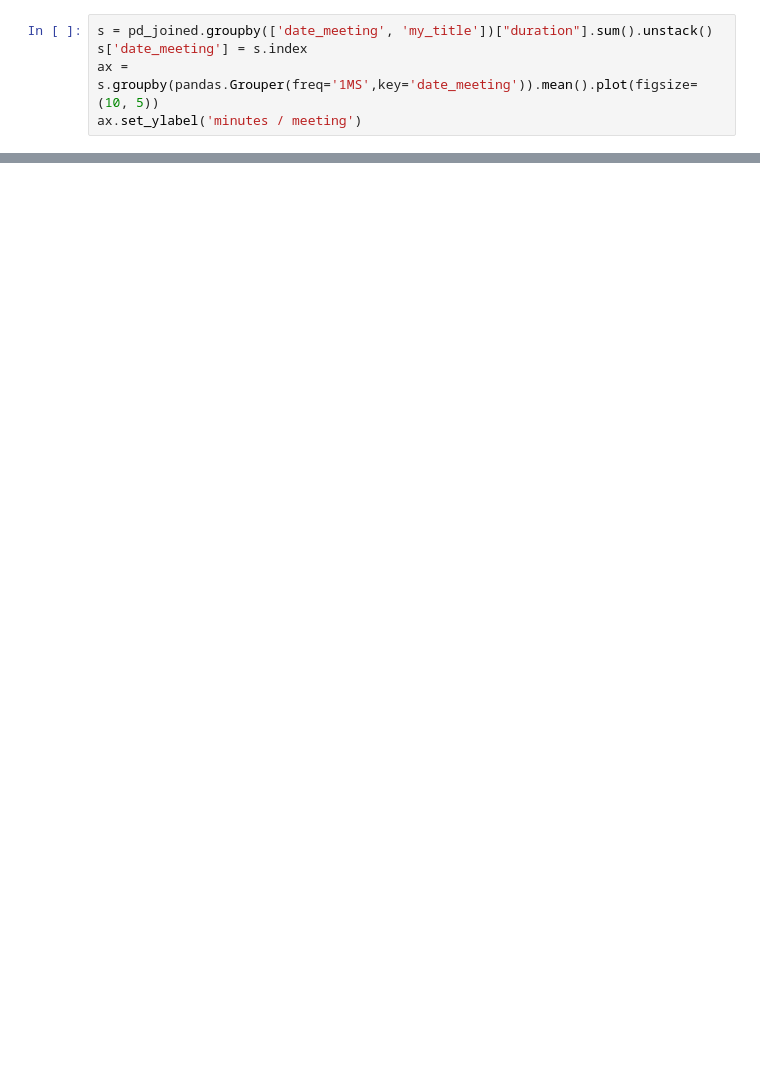
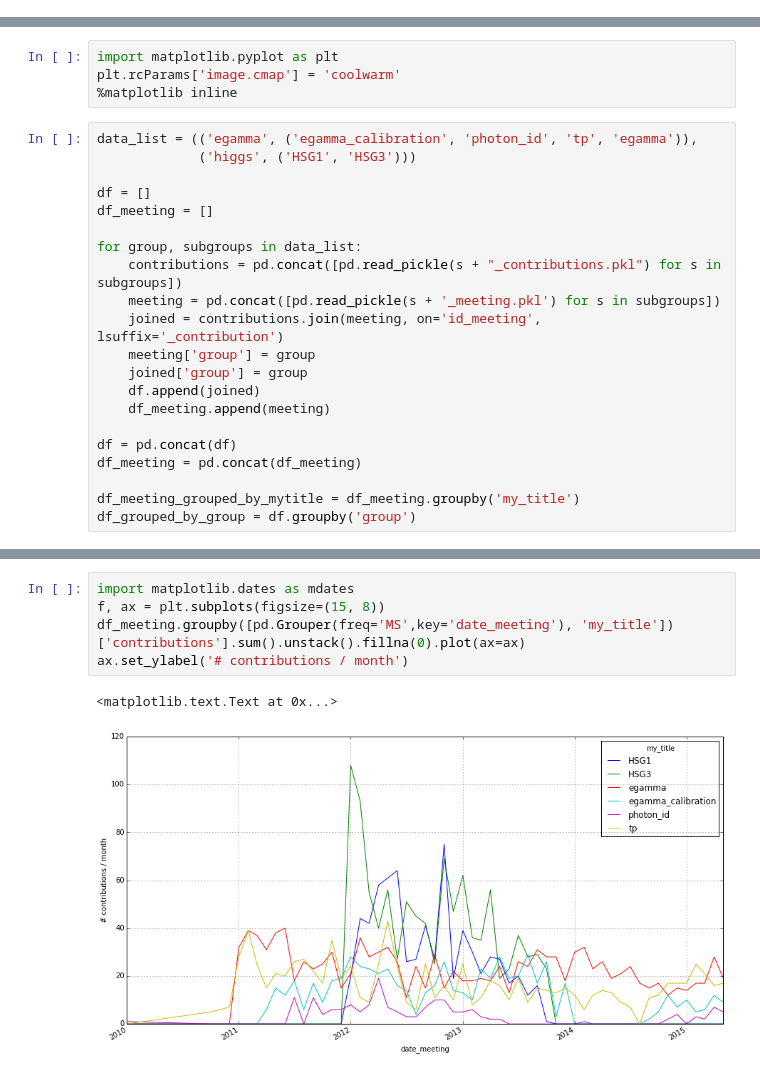
Before and after one commit to wiso/indico_statistics, a Jupyter notebook: plot.ipynb, the cells around one changed output, grey strips where cells are left out. Saved outputs shown, nothing was run; the diff lists cells and outputs as text; blank space fills up the shorter version.

```diff
--- a/plot.ipynb
+++ b/plot.ipynb
@@ -97,5 +0,0 @@ Axes(0.125,0.125;0.775x0.775)
-# %%
-s = pd_joined.groupby(['date_meeting', 'my_title'])["duration"].sum().unstack()
-s['date_meeting'] = s.index
-ax = s.groupby(pandas.Grouper(freq='1MS',key='date_meeting')).mean().plot(figsize=(10, 5))
-ax.set_ylabel('minutes / meeting')
@@ -150,0 +5,25 @@ ax.set_ylabel('minutes / speaker / 2 months')
+# %%
+import matplotlib.pyplot as plt
+plt.rcParams['image.cmap'] = 'coolwarm'
+%matplotlib inline
+# %%
+data_list = (('egamma', ('egamma_calibration', 'photon_id', 'tp', 'egamma')),
+             ('higgs', ('HSG1', 'HSG3')))
+
+df = []
+df_meeting = []
+
+for group, subgroups in data_list:
+    contributions = pd.concat([pd.read_pickle(s + "_contributions.pkl") for s in subgroups])
+    meeting = pd.concat([pd.read_pickle(s + '_meeting.pkl') for s in subgroups])
+    joined = contributions.join(meeting, on='id_meeting', lsuffix='_contribution')
+    meeting['group'] = group
+    joined['group'] = group
+    df.append(joined)
+    df_meeting.append(meeting)
+
+df = pd.concat(df)
+df_meeting = pd.concat(df_meeting)
+
+df_meeting_grouped_by_mytitle = df_meeting.groupby('my_title')
+df_grouped_by_group = df.groupby('group')
@@ -150,0 +40,8 @@ ax.set_ylabel('minutes / speaker / 2 months')
+# %%
+import matplotlib.dates as mdates
+f, ax = plt.subplots(figsize=(15, 8))
+df_meeting.groupby([pd.Grouper(freq='MS',key='date_meeting'), 'my_title'])['contributions'].sum().unstack().fillna(0).plot(ax=ax)
+ax.set_ylabel('# contributions / month')
+# %% [output]
+<matplotlib.text.Text at 0x...>
+[figure, added]
```
Also changed, not shown: parts of 32 cells of this notebook.
